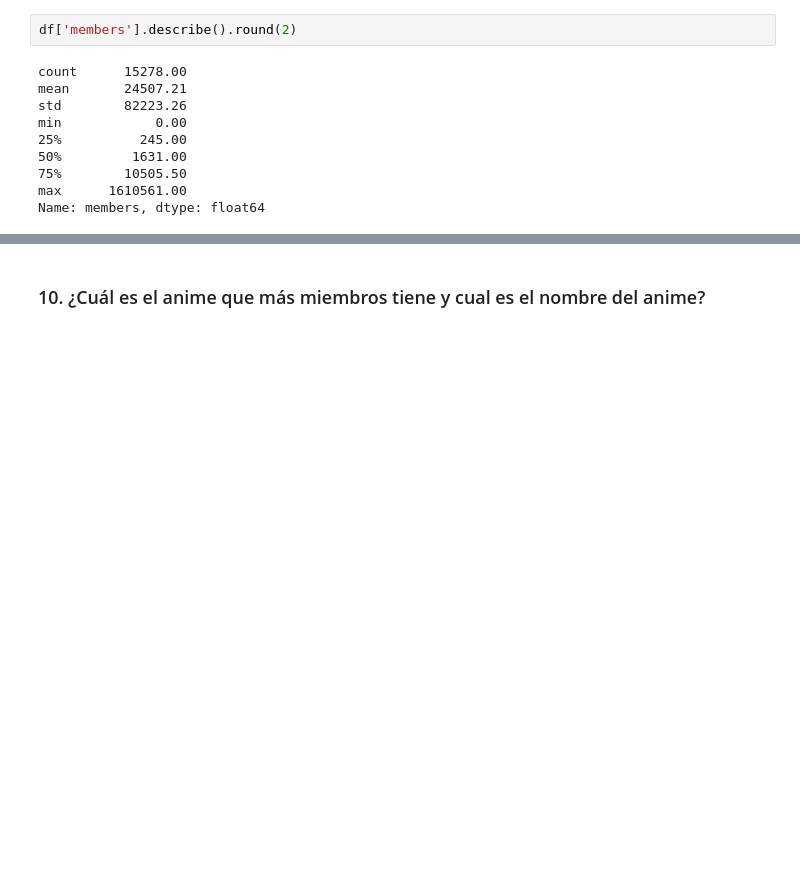
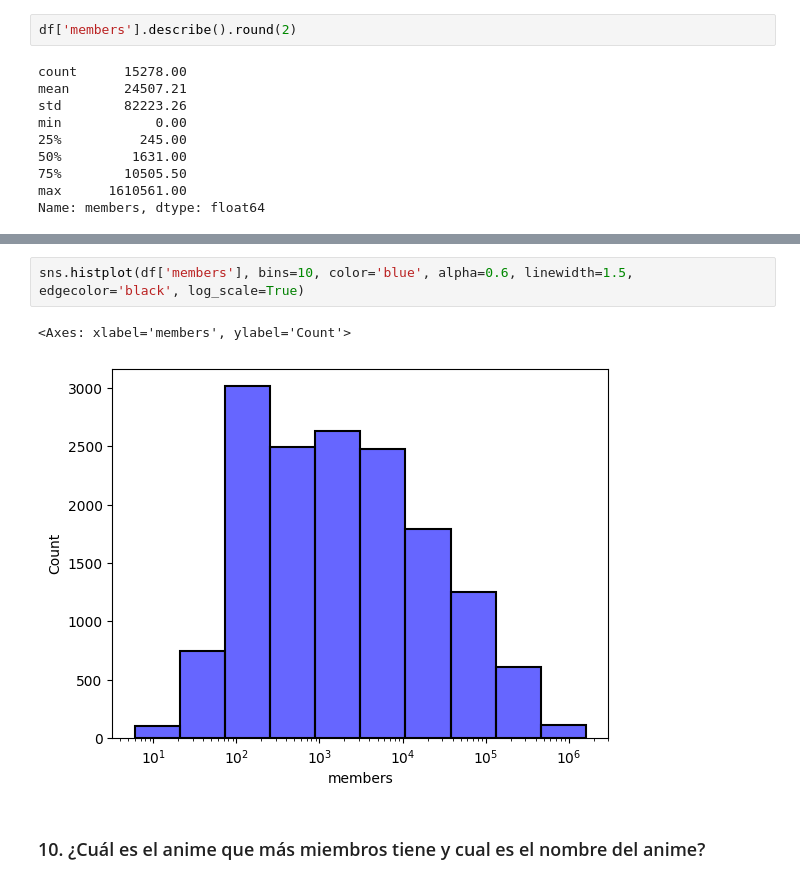
Before and after one commit to CrisDAndres/analisis_datos_proyecto1, a Jupyter notebook: analisis_anime.ipynb, the cells around one changed output, grey strips where cells are left out. Drawn from its saved outputs; the diff is of its cells as text; blank space fills up the shorter version.

```diff
--- a/analisis_anime.ipynb
+++ b/analisis_anime.ipynb
@@ -330,3 +347,8 @@ Name: members, dtype: float64
+# %%
+sns.histplot(df['members'], bins=10, color='blue', alpha=0.6, linewidth=1.5, edgecolor='black', log_scale=True)
+# %% [output]
+<Axes: xlabel='members', ylabel='Count'>
+[figure, added]
 # %% [markdown]
 ### 10. ¿Cuál es el anime que más miembros tiene y cual es el nombre del anime?
 # %%
```
Also changed, not shown: parts of 34 cells of this notebook, 1 other file.
